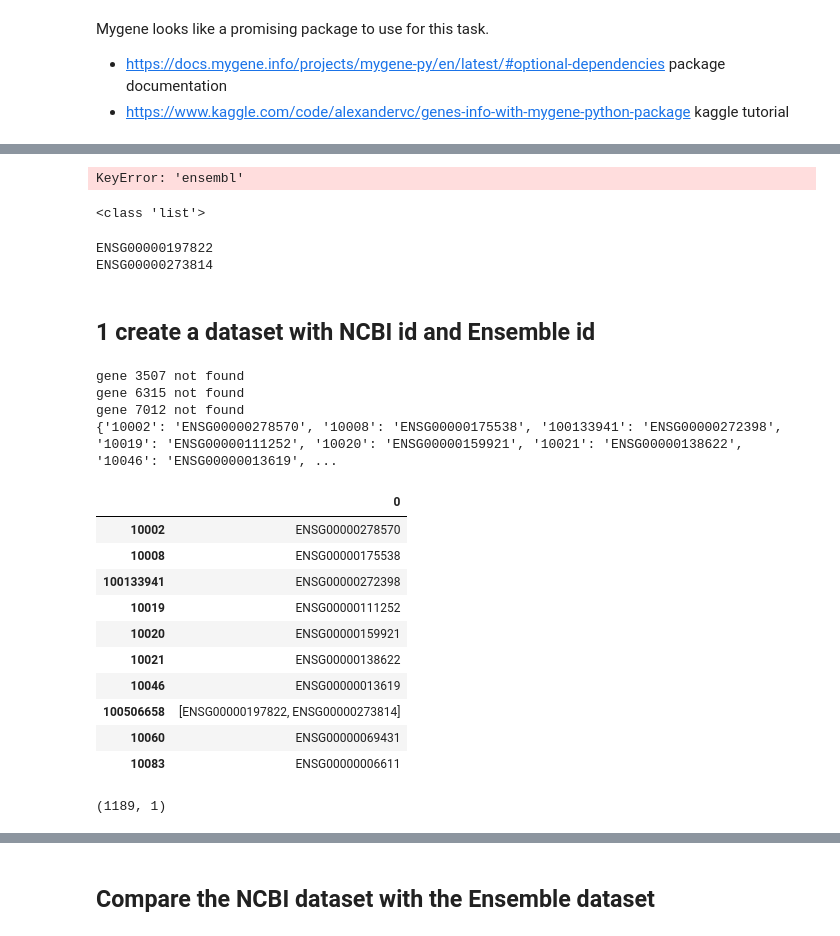
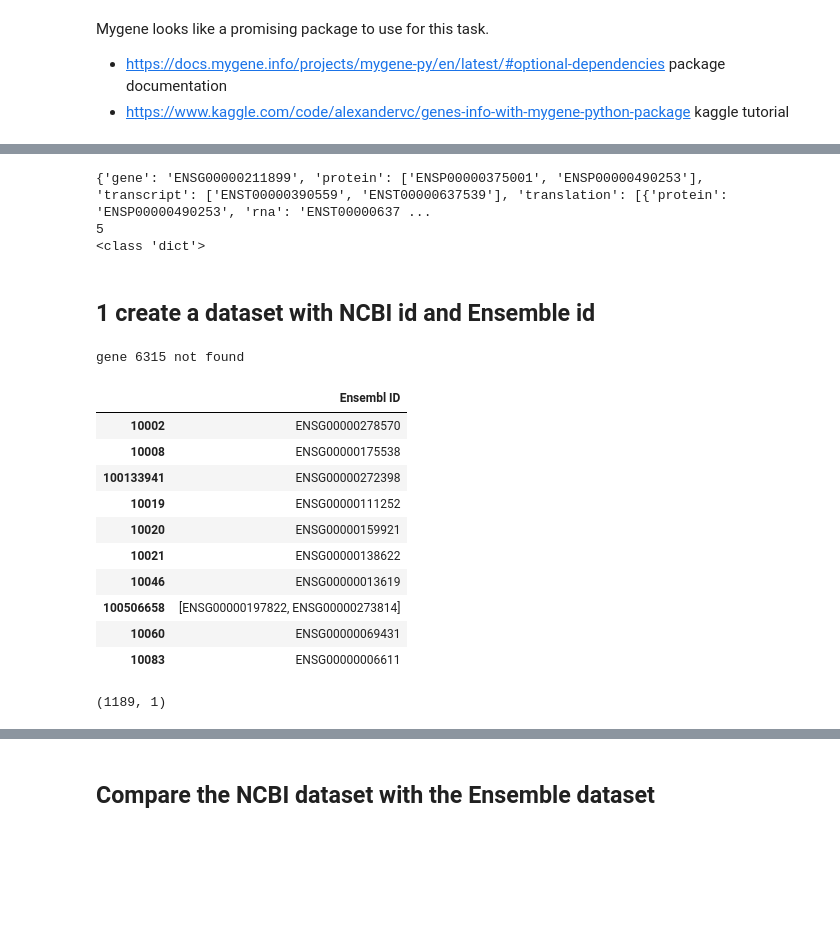
Before and after one commit to a59490/Tese_ASD_Gene_Pred, a Jupyter notebook: 3_pos_neg_genes/NCBI_to_Ensembl.ipynb, the cells around one changed output, grey strips where cells are left out. Saved outputs shown, nothing was run; the diff lists cells and outputs as text; code cells hidden in the pictures; blank space fills up the shorter version.

```diff
--- a/3_pos_neg_genes/NCBI_to_Ensembl.ipynb
+++ b/3_pos_neg_genes/NCBI_to_Ensembl.ipynb
@@ -51,21 +52,11 @@ dict_keys(['AllianceGenome', 'HGNC', 'MIM', '_id', '_version', 'accession', 'ali
 # %%
 print( g['ensembl'] )
 print( len(g['ensembl']) )
+print(type(g['ensembl']))
 # %% [output]
-KeyError: 'ensembl'
+{'gene': 'ENSG00000211899', 'protein': ['ENSP00000375001', 'ENSP00000490253'], 'transcript': ['ENST00000390559', 'ENST00000637539'], 'translation': [{'protein': 'ENSP00000490253', 'rna': 'ENST00000637 ...
+5
+<class 'dict'>
-# %%
-print(type(g['ensembl']))
-# %% [output]
-<class 'list'>
-# %%
-if isinstance(g['ensembl'], list):
-    for entry in g['ensembl']:
-        print(entry['gene'])
-else:
-    print(g['ensembl']['gene'])
-# %% [output]
-ENSG00000197822
-ENSG00000273814
 # %% [markdown]
 ## 1 create a dataset with NCBI id and Ensemble id
 # %%
@@ -86,16 +77,18 @@ for gene in NCBI_id:
         NCBI_dict[gene] = 'not found'
         continue
 # %% [output]
-gene 3507 not found
 gene 6315 not found
-gene 7012 not found
-{'10002': 'ENSG00000278570', '10008': 'ENSG00000175538', '100133941': 'ENSG00000272398', '10019': 'ENSG00000111252', '10020': 'ENSG00000159921', '10021': 'ENSG00000138622', '10046': 'ENSG00000013619', ...
 # %%
 NCBI_df = pd.DataFrame.from_dict(NCBI_dict, orient='index')
+
+# rename the columns on the NCBI_df
+NCBI_df.columns = ['Ensembl ID']
+
+
 display(NCBI_df.head(10))
 print(NCBI_df.shape)
 # %% [output]
-|  | 0 |
+|  | Ensembl ID |
 | 10002 | ENSG00000278570 |
 | 10008 | ENSG00000175538 |
 | 100133941 | ENSG00000272398 |
```
Also changed, not shown: parts of 16 cells of this notebook, 5 other files.
